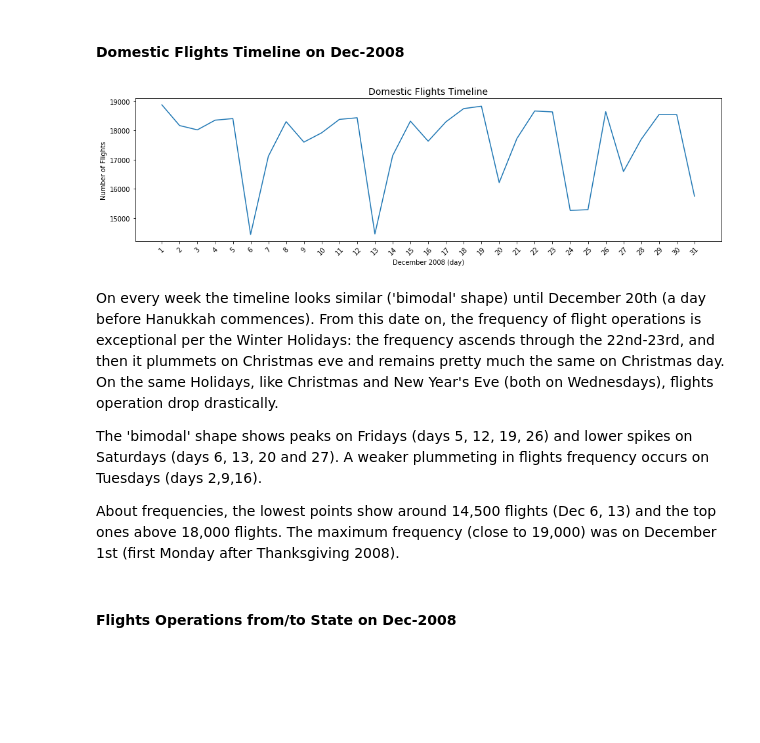
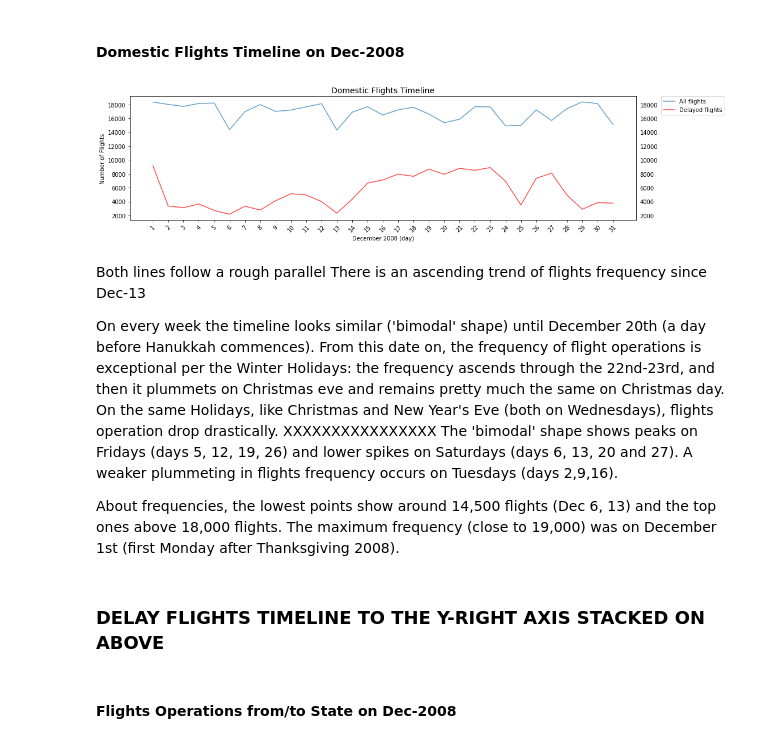
Before and after one commit to thaisruiz/udacity-communicating-data-findings, a Jupyter notebook: Flights_exploration_in_progress.ipynb, the cells around one changed output. Saved outputs shown, nothing was run; the diff lists cells and outputs as text; code cells hidden in the pictures; blank space fills up the shorter version.

```diff
--- a/Flights_exploration_in_progress.ipynb
+++ b/Flights_exploration_in_progress.ipynb
@@ -187,0 +224,7 @@ max          1143.000000
+# %%
+# Remove cancelled and diverted flights data
+cancelled = flights_0812.Cancelled==1
+diverted  = flights_0812.Diverted==1
+
+flights = flights_0812[(~cancelled) & (~diverted)].drop(['Cancelled', 'CancellationCode', 'Diverted'], axis=1)
+flights.info()
@@ -188,11 +249,8 @@ max          1143.000000
 # %%
-on_time   = flights_0812.ArrDelay<15
-delayed   = flights_0812.ArrDelay>=15 # A flight is considered delayed if its delay is over 15 minutes (inclusive)
-cancelled = flights_0812.Cancelled==1
-diverted  = flights_0812.Diverted==1
+# Subset On Time and Delayed flights
+on_time = flights.ArrDelay<15
+delayed = flights.ArrDelay>=15 # A flight is considered delayed if its (arrival) delay is over 15 minutes (inclusive)
 
-ontime_arr_flights = flights_0812[on_time]
-delay_arr_flights  = flights_0812[delayed]
-cancelled_flights  = flights_0812[cancelled]
-diverted_flights   = flights_0812[diverted]
+on_time_flights = flights[on_time]
+delayed_flights = flights[delayed]
 # %%
@@ -614,25 +599,40 @@ On Dec-2008, the most popular traveling day was Friday, followed by Monday (both
 # %%
 # Timeline plotting
 plt.figure(figsize=[16,4])
-groupby_day = flights_0812.groupby('DayofMonth').count()[['DayOfWeek']]
 
-plt.errorbar(data=groupby_day, x=groupby_day.index, y=groupby_day);
+groupby_day_all = flights.groupby('DayofMonth').count()[['DayOfWeek']]
+groupby_day_del = delayed_flights.groupby('DayofMonth').count()[['DayOfWeek']]
+
+# Stacking two plots
+plt.errorbar(x=groupby_day_all.index, y=groupby_day_all, alpha=.7, label='All flights');
+plt.errorbar(x=groupby_day_del.index, y=groupby_day_del, color='r', alpha=.7, label='Delayed flights');
 
 plt.title( 'Domestic Flights Timeline', fontsize=14)
 plt.xlabel('December 2008 (day)')
 plt.ylabel('Number of Flights')
 
+plt.tick_params(axis='y', which='both', labelleft='on', labelright='on')
+
 xticks = np.arange(1,32)
-plt.xticks(xticks, xticks, rotation=45);
+plt.xticks(xticks, xticks, rotation=45)
+
+legend(bbox_to_anchor=(1.05, 1), loc=2, borderaxespad=0.);
+
+# Source: https://matplotlib.org/1.3.1/users/legend_guide.html
 # %% [output]
-[figure, old version]
+[figure, new version]
 # %% [markdown]
+Both lines follow a rough parallel
+There is an ascending trend of flights frequency since Dec-13
+
 On every week the timeline looks similar ('bimodal' shape) until December 20th (a day before Hanukkah commences). From this date on, the frequency of flight operations is exceptional per the Winter Holidays: the frequency ascends through the 22nd-23rd, and then it plummets on Christmas eve and remains pretty much the same on Christmas day.
 On the same Holidays, like Christmas and New Year's Eve (both on Wednesdays), flights operation drop drastically.
-
+XXXXXXXXXXXXXXXX
 The 'bimodal' shape shows peaks on Fridays (days 5, 12, 19, 26) and lower spikes on Saturdays (days 6, 13, 20 and 27). A weaker plummeting in flights frequency occurs on Tuesdays (days 2,9,16).
 
 About frequencies, the lowest points show around 14,500 flights (Dec 6, 13) and the top ones above 18,000 flights. The maximum frequency (close to 19,000) was on December 1st (first Monday after Thanksgiving 2008).
+# %% [markdown]
+### DELAY FLIGHTS TIMELINE TO THE Y-RIGHT AXIS STACKED ON ABOVE
 # %% [markdown]
 #### Flights Operations from/to State on Dec-2008
 # %%
```
Also changed, not shown: parts of 84 cells of this notebook.
